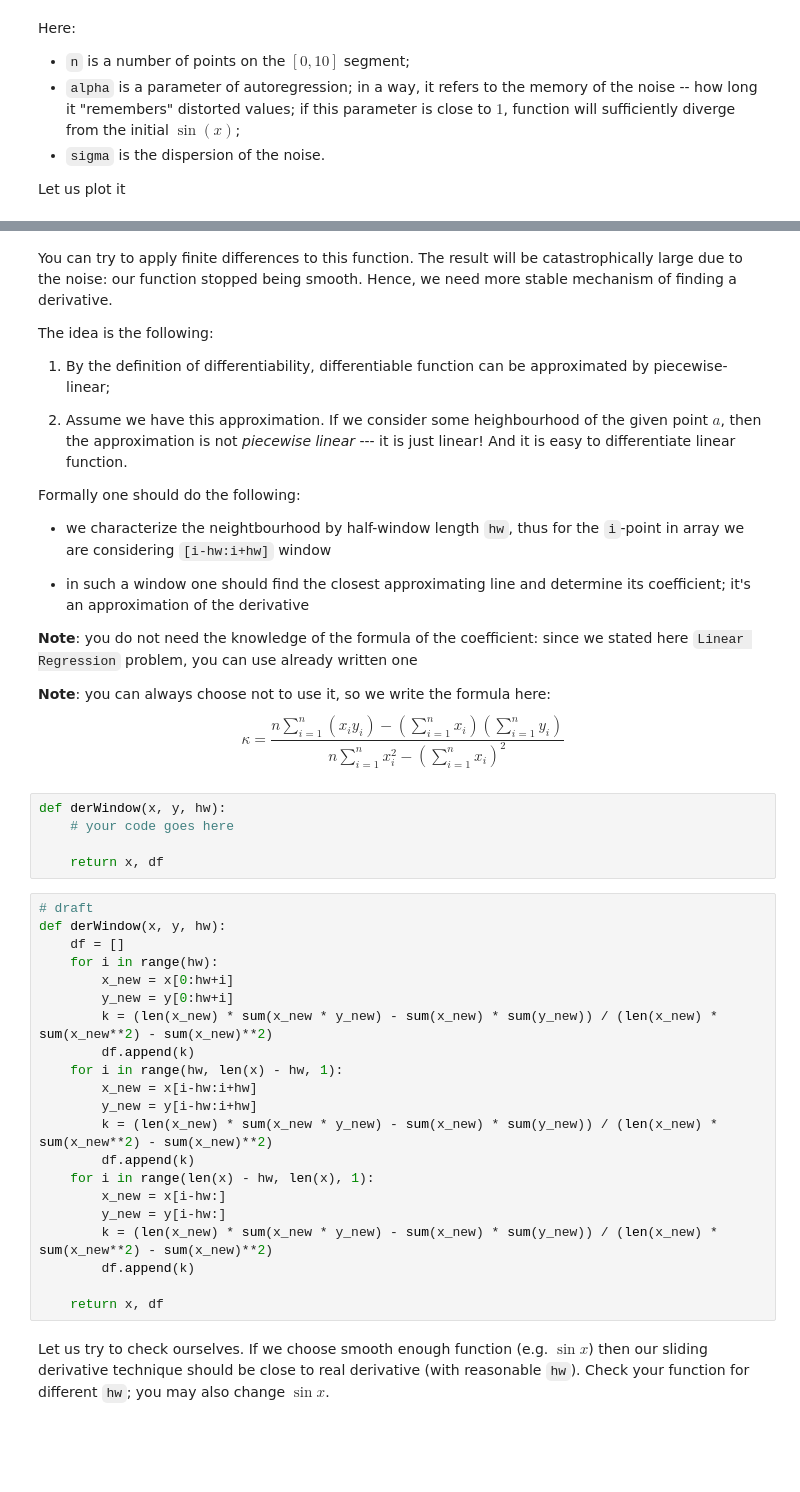
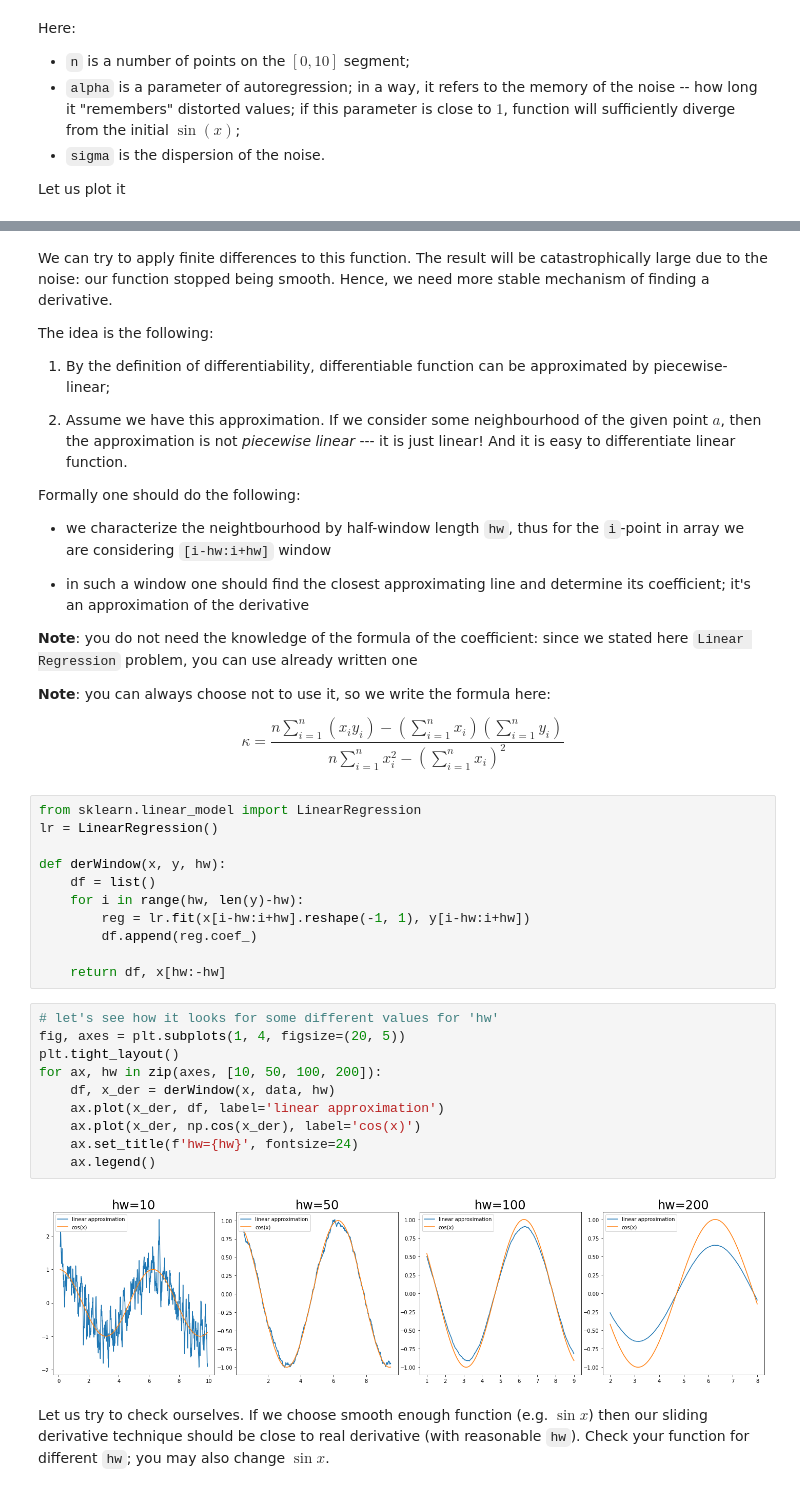
Before and after one commit to perfeus/math-for-ml, a Jupyter notebook: differentiation.ipynb, the cells around one changed output, grey strips where cells are left out. Saved outputs shown, nothing was run; the diff lists cells and outputs as text; blank space fills up the shorter version.

```diff
--- a/differentiation.ipynb
+++ b/differentiation.ipynb
@@ -308,11 +313,11 @@ plt.show()
 # %% [markdown]
-You can try to apply finite differences to this function. The result will be catastrophically large due to the noise: our function stopped being smooth. Hence, we need more stable mechanism of finding a derivative.
+We can try to apply finite differences to this function. The result will be catastrophically large due to the noise: our function stopped being smooth. Hence, we need more stable mechanism of finding a derivative.
 
 The idea is the following:
 
 1. By the definition of differentiability, differentiable function can be approximated by piecewise-linear;
 
-2. Assume we have this approximation. If we consider some heighbourhood of the given point $a$, then the approximation is not _piecewise linear_ --- it is just linear! And it is easy to differentiate linear function.
+2. Assume we have this approximation. If we consider some neighbourhood of the given point $a$, then the approximation is not _piecewise linear_ --- it is just linear! And it is easy to differentiate linear function.
 
 Formally one should do the following:
 
@@ -323,35 +328,33 @@ Formally one should do the following:
 **Note**: you do not need the knowledge of the formula of the coefficient: since we stated here `Linear Regression` problem, you can use already written one
 
 **Note**: you can always choose not to use it, so we write the formula here:
+
 $$
 \kappa=\frac{n \sum_{i=1}^n (x_iy_i)-\left( \sum_{i=1}^n x_i \right)\left( \sum_{i=1}^n y_i \right)}{n\sum_{i=1}^n x^2_i-\left( \sum_{i=1}^n x_i \right)^2}
 $$
-# %%
-def derWindow(x, y, hw):
-    # your code goes here
-
-    return x, df
-# %%
-# draft
-def derWindow(x, y, hw):
-    df = []
-    for i in range(hw):
-        x_new = x[0:hw+i]
-        y_new = y[0:hw+i]
-        k = (len(x_new) * sum(x_new * y_new) - sum(x_new) * sum(y_new)) / (len(x_new) * sum(x_new**2) - sum(x_new)**2)
-        df.append(k)
-    for i in range(hw, len(x) - hw, 1):
-        x_new = x[i-hw:i+hw]
-        y_new = y[i-hw:i+hw]
-        k = (len(x_new) * sum(x_new * y_new) - sum(x_new) * sum(y_new)) / (len(x_new) * sum(x_new**2) - sum(x_new)**2)
-        df.append(k)
-    for i in range(len(x) - hw, len(x), 1):
-        x_new = x[i-hw:]
-        y_new = y[i-hw:]
-        k = (len(x_new) * sum(x_new * y_new) - sum(x_new) * sum(y_new)) / (len(x_new) * sum(x_new**2) - sum(x_new)**2)
-        df.append(k)
-
-    return x, df
+# %%
+from sklearn.linear_model import LinearRegression
+lr = LinearRegression()
+
+def derWindow(x, y, hw):
+    df = list()
+    for i in range(hw, len(y)-hw):
+        reg = lr.fit(x[i-hw:i+hw].reshape(-1, 1), y[i-hw:i+hw])
+        df.append(reg.coef_)
+
+    return df, x[hw:-hw]
+# %%
+# let's see how it looks for some different values for 'hw'
+fig, axes = plt.subplots(1, 4, figsize=(20, 5))
+plt.tight_layout()
+for ax, hw in zip(axes, [10, 50, 100, 200]):
+    df, x_der = derWindow(x, data, hw)
+    ax.plot(x_der, df, label='linear approximation')
+    ax.plot(x_der, np.cos(x_der), label='cos(x)')
+    ax.set_title(f'hw={hw}', fontsize=24)
+    ax.legend()
+# %% [output]
+[figure, added]
 # %% [markdown]
 Let us try to check ourselves. If we choose smooth enough function (e.g. $\sin x$) then our sliding derivative technique should be close to real derivative (with reasonable `hw`). Check your function for different `hw`; you may also change $\sin x$.
 # %%
```
Also changed, not shown: parts of 15 cells of this notebook.
